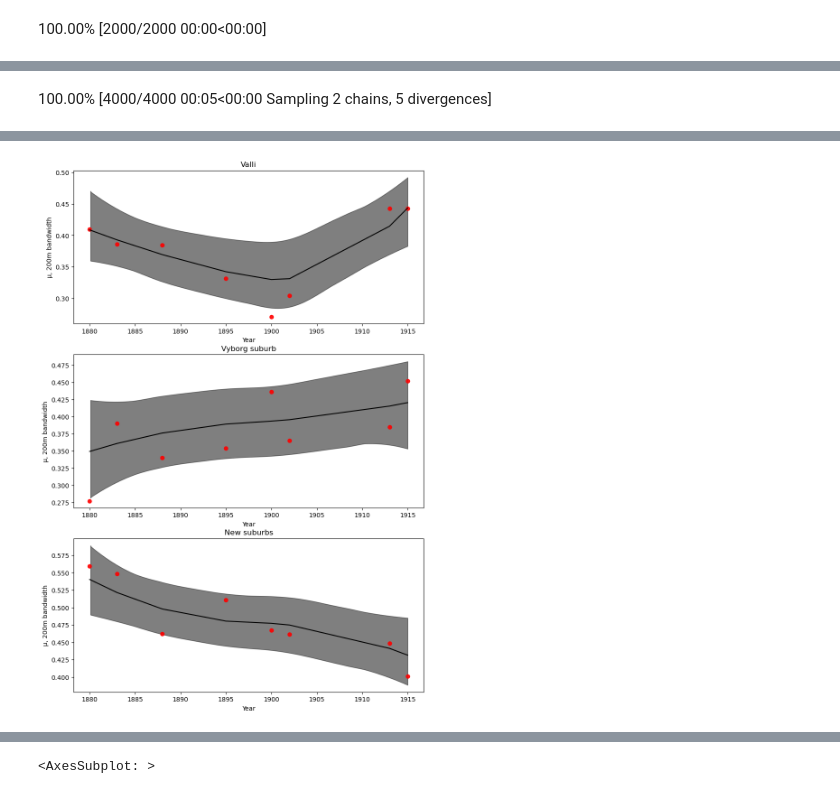
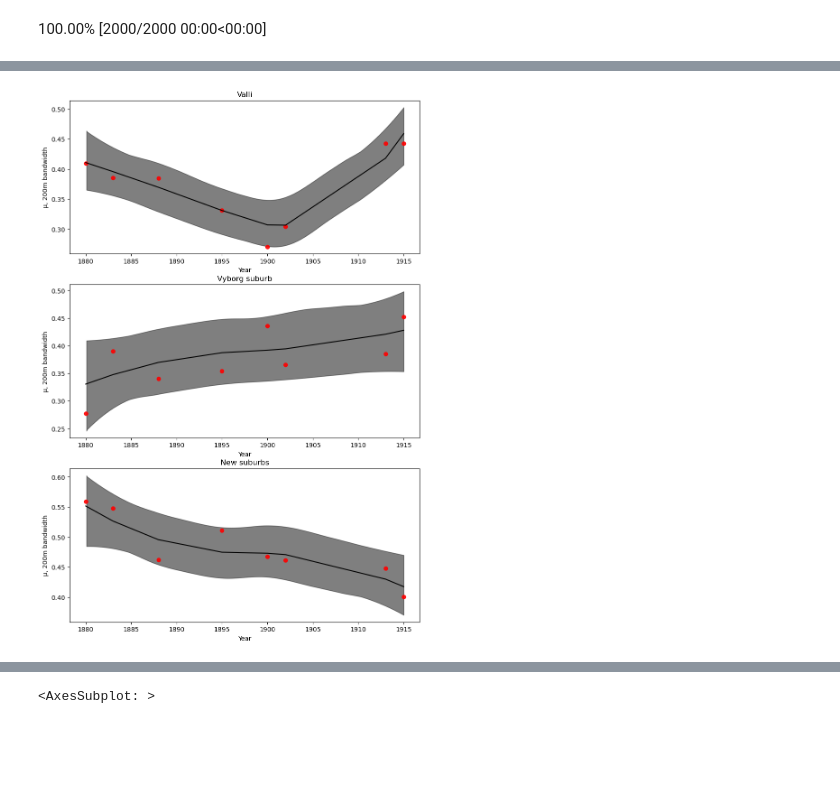
Before and after one commit to AnttiHaerkoenen/spatial_segregation, a Jupyter notebook: notebooks/segregation_change_1880-1915.ipynb, the cells around one changed output, grey strips where cells are left out. Drawn from its saved outputs; the diff is of its cells as text; code cells hidden in the pictures; blank space fills up the shorter version.

```diff
--- a/notebooks/segregation_change_1880-1915.ipynb
+++ b/notebooks/segregation_change_1880-1915.ipynb
@@ -579,7 +579,7 @@ Text(0, 0.5, 'basis')
 # %%
 μ_w = [0] * (n_knots + 1)
 with pm.Model() as model:
-    a = pm.Normal("a", 0.45, 0.05)
+    a = pm.Normal("a", 0.45, 0.01)
     w = pm.Normal("w", mu=μ_w, sigma=0.05, shape=B.shape[1])
     μ = pm.Deterministic("μ", a + pm.math.dot(np.asarray(B, order="F"), w.T))
     σ = pm.HalfNormal('σ', 0.05)
@@ -642,0 +645,12 @@ plt.show()
+# %%
+areas = ["Valli", "Vyborg suburb", "New suburbs"]
+idata_areas = {}
+for i, area in enumerate(areas):
+    with pm.Model() as model_area:
+        μ_w = [0] * (n_knots + 1)
+        a = pm.Normal("a", 0.45, 0.01)
+        w = pm.Normal("w", mu=μ_w, sigma=0.1, shape=B.shape[1])
+        μ = pm.Deterministic("μ", a + pm.math.dot(np.asarray(B, order="F"), w.T))
+        σ = pm.HalfNormal('σ_0', 0.05)
+        S = pm.Normal("S", μ, σ, observed=results_by_district[area])
+        idata_areas[area] = pm.sample(1000, tune=1000, chains=2)
@@ -643,24 +660,14 @@ plt.show()
 # %%
-areas = ["Valli", "Vyborg suburb", "New suburbs"]
 fig, axs = plt.subplots(
     ncols=1,
     nrows=len(areas),
     figsize=(10, 5 * len(areas)),
 )
-
 for i, area in enumerate(areas):
-    μ_w = [0] * (n_knots + 1)
-    with pm.Model() as model_area:
-        a = pm.Normal("a", 0.5, 0.05)
-        w = pm.Normal("w", mu=μ_w, sigma=0.05, shape=B.shape[1])
-        μ = pm.Deterministic("μ", a + pm.math.dot(np.asarray(B, order="F"), w.T))
-        σ = pm.HalfNormal('σ_0', 0.05)
-        S = pm.Normal("S", μ, σ, observed=results_by_district[area])
-        idata_area = pm.sample(1000, tune=1000, chains=2)
-
-    az.plot_hdi(regression_data.index, idata_area["posterior"]["μ"], color="k", hdi_prob=0.95, ax=axs[i])
+    mu = idata_areas[area]["posterior"]["μ"]
+    az.plot_hdi(regression_data.index, mu, color="k", hdi_prob=0.95, ax=axs[i])
     axs[i].plot(regression_data.index, results_by_district[area], "o", c='red', alpha=0.9)
-    axs[i].plot(regression_data.index, idata_area["posterior"]["μ"].mean(axis=(0,1)), c='black')
+    axs[i].plot(regression_data.index, mu.mean(axis=(0,1)), c='black')
     axs[i].set_xlabel("Year")
     axs[i].set_ylabel("μ, 200m bandwidth")
     axs[i].set_title(area)
@@ -668,4 +675,3 @@ for i, area in enumerate(areas):
 plt.savefig(FIG_DIR / 'all.png')
 plt.show()
 # %% [output]
-100.00% [4000/4000 00:05<00:00 Sampling 2 chains, 5 divergences]
@@ -673 +678 @@ Sampling 2 chains for 1_000 tune and 1_000 draw iterations (2_000 + 2_000 draws
-[figure, old version]
+[figure, new version]
```
Also changed, not shown: parts of 8 cells of this notebook, 5 other files.
